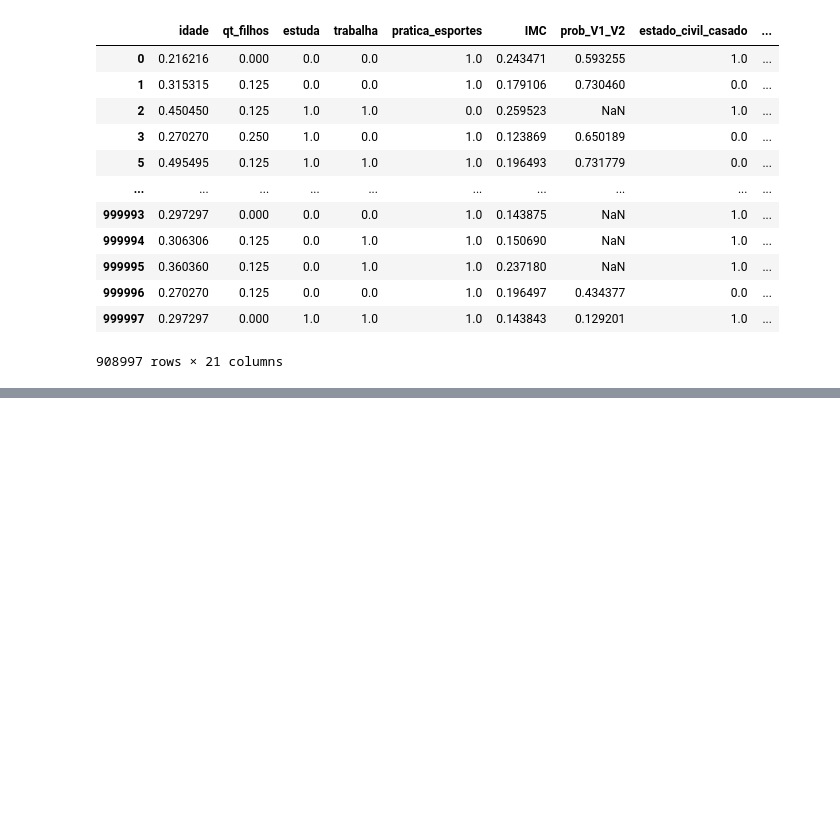
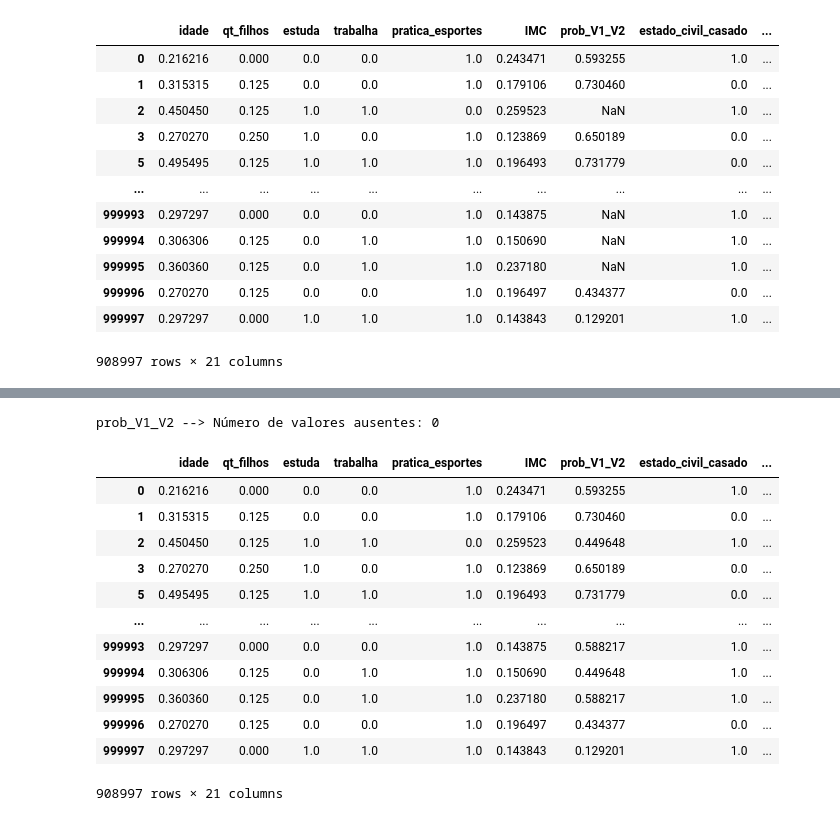
Before and after one commit to vitormarquesds/NEO, a Jupyter notebook: main_script.ipynb, the cells around one changed output, grey strips where cells are left out. Saved outputs shown, nothing was run; the diff lists cells and outputs as text; code cells hidden in the pictures; blank space fills up the shorter version.

```diff
--- a/main_script.ipynb
+++ b/main_script.ipynb
@@ -275,0 +297,22 @@ df_temp
+# %%
+# Contando a quantidade de valores ausentes
+for i in var_null1:
+    print(i, "--> Número de valores ausentes:", df_temp01[i].isna().sum())
+# %% [output]
+prob_V1_V2 --> Número de valores ausentes: 0
+# %%
+df_temp01
+# %% [output]
+|  | idade | qt_filhos | estuda | trabalha | pratica_esportes | IMC | prob_V1_V2 | estado_civil_casado | ... |
+| 0 | 0.216216 | 0.000 | 0.0 | 0.0 | 1.0 | 0.243471 | 0.593255 | 1.0 | ... |
+| 1 | 0.315315 | 0.125 | 0.0 | 0.0 | 1.0 | 0.179106 | 0.730460 | 0.0 | ... |
+| 2 | 0.450450 | 0.125 | 1.0 | 1.0 | 0.0 | 0.259523 | 0.449648 | 1.0 | ... |
+| 3 | 0.270270 | 0.250 | 1.0 | 0.0 | 1.0 | 0.123869 | 0.650189 | 0.0 | ... |
+| 5 | 0.495495 | 0.125 | 1.0 | 1.0 | 1.0 | 0.196493 | 0.731779 | 0.0 | ... |
+| ... | ... | ... | ... | ... | ... | ... | ... | ... | ... |
+| 999993 | 0.297297 | 0.000 | 0.0 | 0.0 | 1.0 | 0.143875 | 0.588217 | 1.0 | ... |
+| 999994 | 0.306306 | 0.125 | 0.0 | 1.0 | 1.0 | 0.150690 | 0.449648 | 1.0 | ... |
+| 999995 | 0.360360 | 0.125 | 0.0 | 1.0 | 1.0 | 0.237180 | 0.588217 | 1.0 | ... |
+| 999996 | 0.270270 | 0.125 | 0.0 | 0.0 | 1.0 | 0.196497 | 0.434377 | 0.0 | ... |
+| 999997 | 0.297297 | 0.000 | 1.0 | 1.0 | 1.0 | 0.143843 | 0.129201 | 1.0 | ... |
+908997 rows × 21 columns
```
Also changed, not shown: parts of 34 cells of this notebook, 2 other files.
